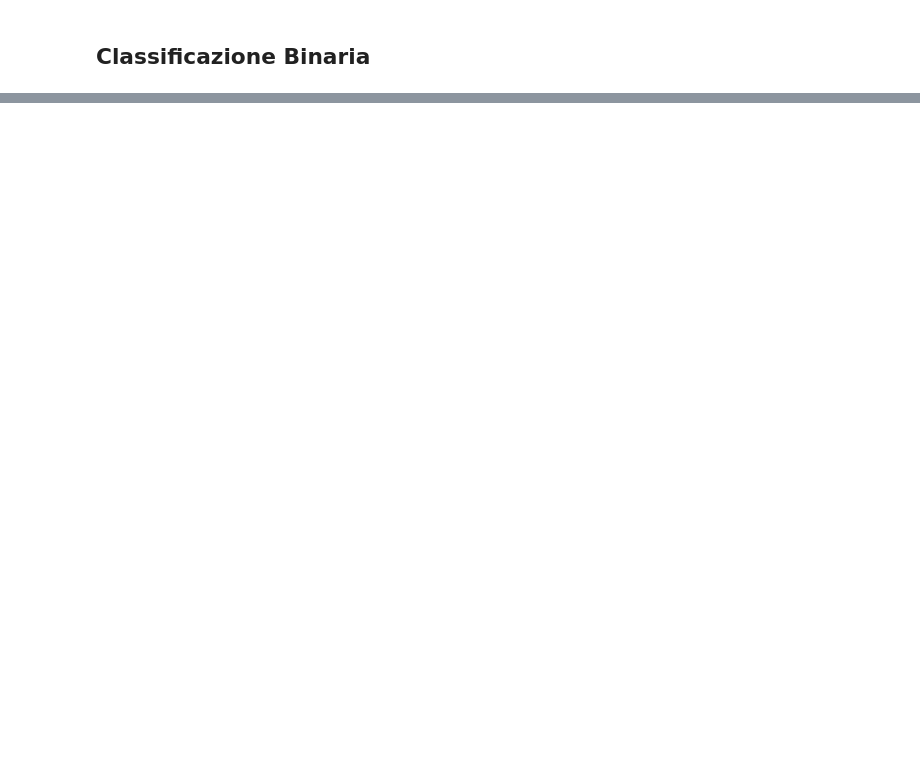
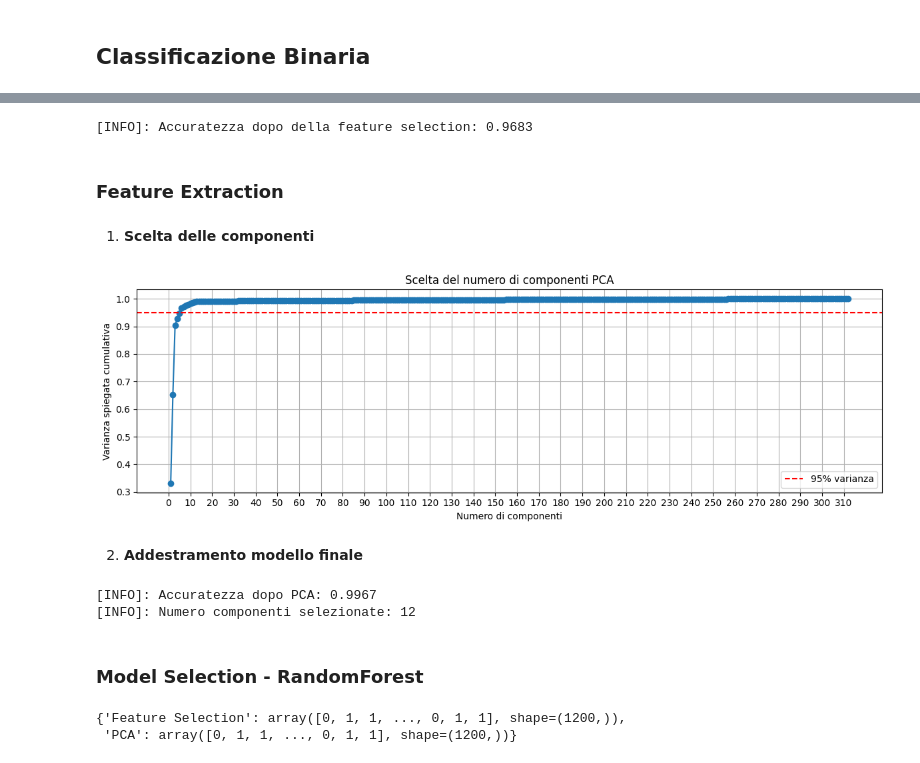
Before and after one commit to IonutZbir/University, a Jupyter notebook: Terzo_Anno/DataMining/esame/riconoscimento_forme_finale.ipynb, the cells around one changed output, grey strips where cells are left out. Saved outputs shown, nothing was run; the diff lists cells and outputs as text; code cells hidden in the pictures; blank space fills up the shorter version.

```diff
--- a/Terzo_Anno/DataMining/esame/riconoscimento_forme_finale.ipynb
+++ b/Terzo_Anno/DataMining/esame/riconoscimento_forme_finale.ipynb
@@ -1343,2 +1497,9 @@ ChildProcessError: [Errno 10] No child processes
 # %% [markdown]
 ## Classificazione Binaria
+# %%
+labels = ["AreaPositiva", "AreaNulla"]
+
+X, y = genera_campioni(n_shapes=1000, n_punti=100, rumore_std_bound=0.5)
+
+# Unisce le classi: 0 (ellisse) e 1 (rettangolo) -> 0 (AreaPositiva), 2 (segmento) e 3 (croce) -> 1 (AreaNulla)
+y = np.where(y < 2, 0, 1)
@@ -1344,0 +1551,67 @@ ChildProcessError: [Errno 10] No child processes
+# %%
+# Selezioniamo le feature più importnanti
+selector = SelectFromModel(clf, prefit=True, threshold='median')
+X_train_sel = selector.transform(X_train)
+X_test_sel = selector.transform(X_test)
+
+clf_selected = RandomForestClassifier(random_state=42)
+clf_selected.fit(X_train_sel, y_train_sel)
+
+y_pred_selected = clf_selected.predict(X_test_sel)
+accuracy_selected = accuracy_score(y_test_sel, y_pred_selected)
+
+print(f"[INFO]: Accuratezza dopo della feature selection: {accuracy_selected:.4f}")
+# %% [output]
+[INFO]: Accuratezza dopo della feature selection: 0.9683
+# %% [markdown]
+### Feature Extraction
+# %% [markdown]
+1. **Scelta delle componenti**
+# %%
+X_extraction = ottieni_features(X, distanze=True, points=True)
+
+pca = PCA(svd_solver="randomized", whiten=True)
+pca.fit(X_extraction)
+
+# Varianza spiegata cumulativa
+varianza_cumulativa = np.cumsum(pca.explained_variance_ratio_)
+
+plt.figure(figsize=(12, 4))
+plt.plot(range(1, len(varianza_cumulativa)+1), varianza_cumulativa, marker='o')
+plt.axhline(y=0.95, color='r', linestyle='--', label='95% varianza')
+plt.xlabel("Numero di componenti")
+plt.ylabel("Varianza spiegata cumulativa")
+plt.title("Scelta del numero di componenti PCA")
+plt.grid(True)
+plt.legend()
+plt.xticks(ticks=np.arange(0, len(varianza_cumulativa) + 1, 10))
+plt.tight_layout()
+plt.show()
+# %% [output]
+[figure, added]
+# %% [markdown]
+2. **Addestramento modello finale**
+# %%
+X_train, X_test, y_train_pca, y_test_pca = train_test_split(X_extraction, y, test_size=0.3, random_state=42, stratify=y)
+
+n_features = 12
+
+pca = PCA(n_components=n_features, svd_solver="randomized", whiten=True)
+X_train_pca = pca.fit_transform(X_train)
+X_test_pca = pca.transform(X_test)
+
+# Classificatore
+clf_pca = RandomForestClassifier(random_state=42)
+clf_pca.fit(X_train_pca, y_train_pca)
+
+# Valutazione
+y_pred_pca = clf_pca.predict(X_test_pca)
+accuracy_pca = accuracy_score(y_test_pca, y_pred_pca)
+
+print(f"[INFO]: Accuratezza dopo PCA: {accuracy_pca:.4f}")
+print(f"[INFO]: Numero componenti selezionate: {pca.n_components_}")
+# %% [output]
+[INFO]: Accuratezza dopo PCA: 0.9967
+[INFO]: Numero componenti selezionate: 12
+# %% [markdown]
+### Model Selection - RandomForest
@@ -1344,0 +1633,5 @@ ChildProcessError: [Errno 10] No child processes
+# %%
+y_test_sets
+# %% [output]
+{'Feature Selection': array([0, 1, 1, ..., 0, 1, 1], shape=(1200,)),
+ 'PCA': array([0, 1, 1, ..., 0, 1, 1], shape=(1200,))}
```
Also changed, not shown: parts of 34 cells of this notebook.
